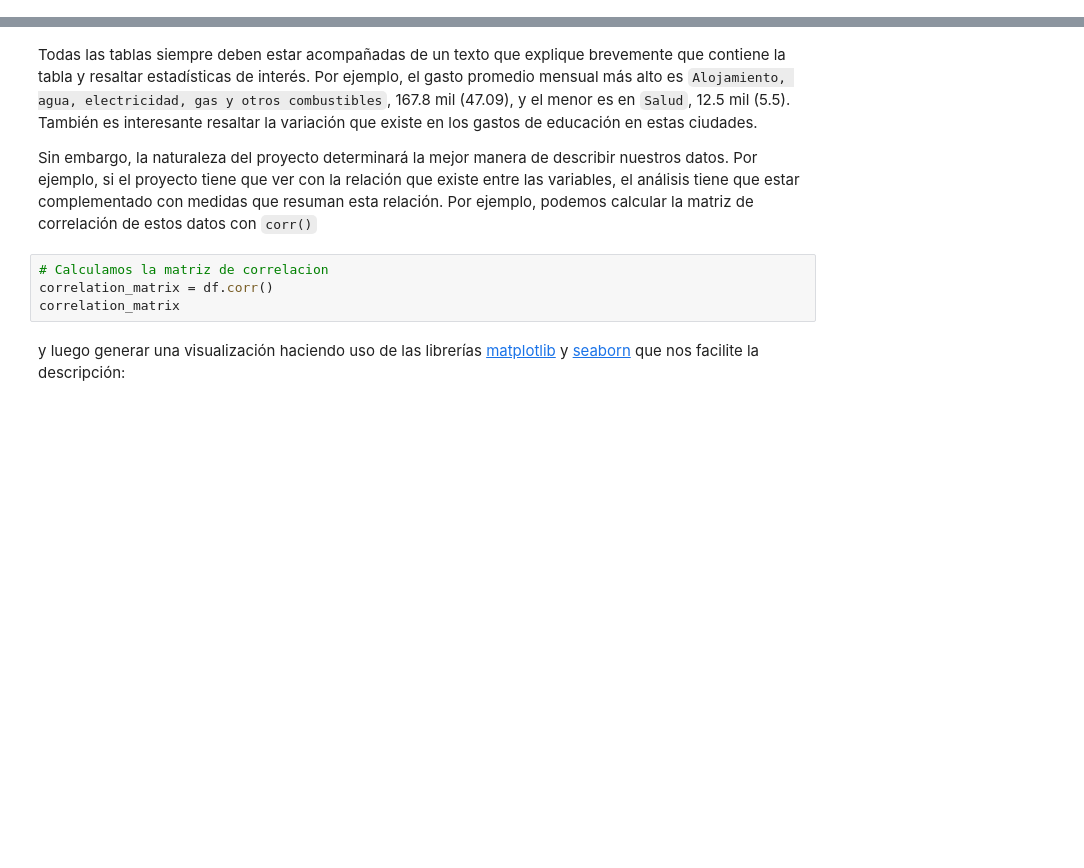
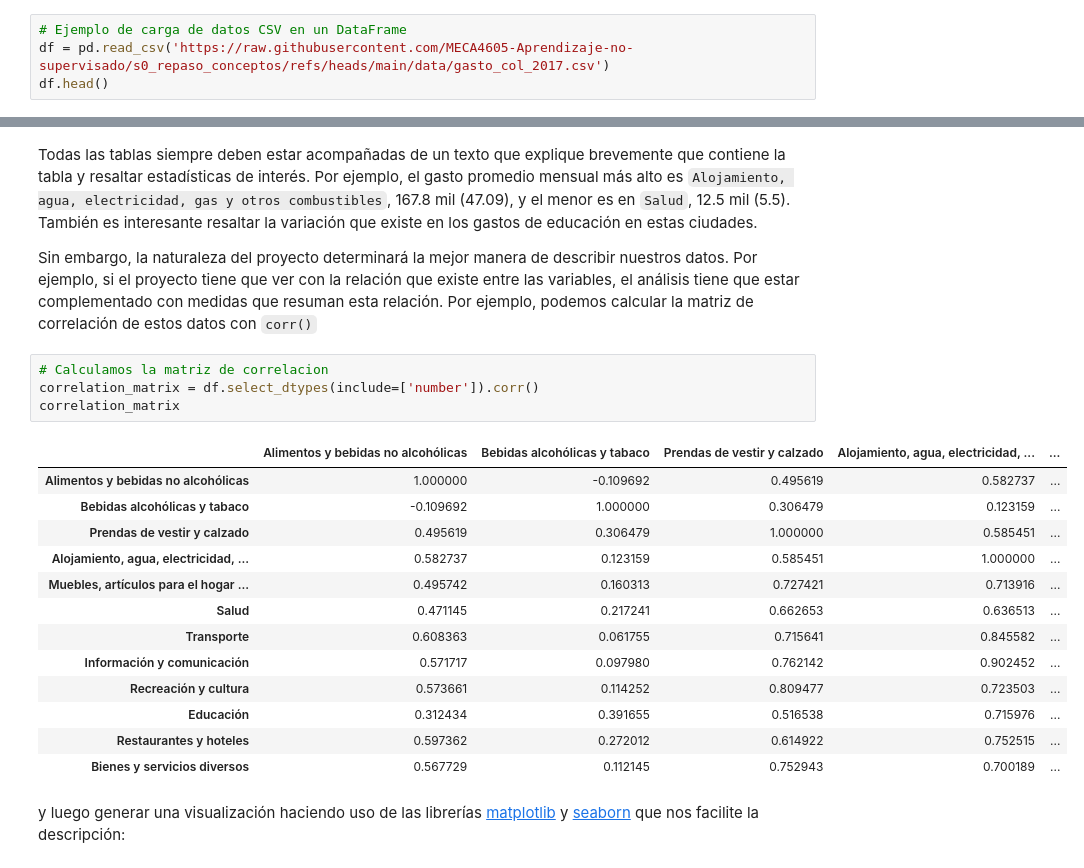
Before and after one commit to MECA4605-Aprendizaje-no-supervisado/s0_repaso_conceptos, a Jupyter notebook: S0_LSC2_Pandas.ipynb, the cells around one changed output, grey strips where cells are left out. Drawn from its saved outputs; the diff is of its cells as text; blank space fills up the shorter version.

Commit message:
Edit scripts to call the images from github

```diff
--- a/S0_LSC2_Pandas.ipynb
+++ b/S0_LSC2_Pandas.ipynb
@@ -125,0 +165,4 @@ df.head()
+# %%
+# Ejemplo de carga de datos CSV en un DataFrame
+df = pd.read_csv('https://raw.githubusercontent.com/MECA4605-Aprendizaje-no-supervisado/s0_repaso_conceptos/refs/heads/main/data/gasto_col_2017.csv')
+df.head()
@@ -355,10 +557,24 @@ df_descriptive_stats.T
 Todas las tablas siempre deben estar acompañadas de un texto que explique brevemente que contiene la tabla y resaltar estadísticas de interés. Por ejemplo, el gasto promedio mensual más alto es `Alojamiento, agua, electricidad, gas y otros combustibles`, 167.8 mil (47.09), y el menor es en `Salud`, 12.5 mil (5.5). También es interesante resaltar la variación que existe en los gastos de educación en estas ciudades.
 
 Sin embargo, la naturaleza del proyecto determinará la mejor manera de describir nuestros datos. Por ejemplo, si el proyecto tiene que ver con la relación que existe entre las variables, el análisis tiene que estar complementado con medidas que resuman esta relación. Por ejemplo, podemos calcular la matriz de correlación de estos datos con `corr()`
-# %%
-# Calculamos la matriz de correlacion
-correlation_matrix = df.corr()
-correlation_matrix
+# %%
+# Calculamos la matriz de correlacion
+correlation_matrix = df.select_dtypes(include=['number']).corr()
+correlation_matrix
+# %% [output]
+|  | Alimentos y bebidas no alcohólicas | Bebidas alcohólicas y tabaco | Prendas de vestir y calzado | Alojamiento, agua, electricidad, ... | ... |
+| Alimentos y bebidas no alcohólicas | 1.000000 | -0.109692 | 0.495619 | 0.582737 | ... |
+| Bebidas alcohólicas y tabaco | -0.109692 | 1.000000 | 0.306479 | 0.123159 | ... |
+| Prendas de vestir y calzado | 0.495619 | 0.306479 | 1.000000 | 0.585451 | ... |
+| Alojamiento, agua, electricidad, ... | 0.582737 | 0.123159 | 0.585451 | 1.000000 | ... |
+| Muebles, artículos para el hogar ... | 0.495742 | 0.160313 | 0.727421 | 0.713916 | ... |
+| Salud | 0.471145 | 0.217241 | 0.662653 | 0.636513 | ... |
+| Transporte | 0.608363 | 0.061755 | 0.715641 | 0.845582 | ... |
+| Información y comunicación | 0.571717 | 0.097980 | 0.762142 | 0.902452 | ... |
+| Recreación y cultura | 0.573661 | 0.114252 | 0.809477 | 0.723503 | ... |
+| Educación | 0.312434 | 0.391655 | 0.516538 | 0.715976 | ... |
+| Restaurantes y hoteles | 0.597362 | 0.272012 | 0.614922 | 0.752515 | ... |
+| Bienes y servicios diversos | 0.567729 | 0.112145 | 0.752943 | 0.700189 | ... |
 # %% [markdown]
 y luego generar una visualización haciendo uso de las librerías [matplotlib](https://matplotlib.org/) y [seaborn](https://seaborn.pydata.org/) que nos facilite la descripción:
 # %%
```
Also changed, not shown: parts of 31 cells of this notebook, 5 other files.
